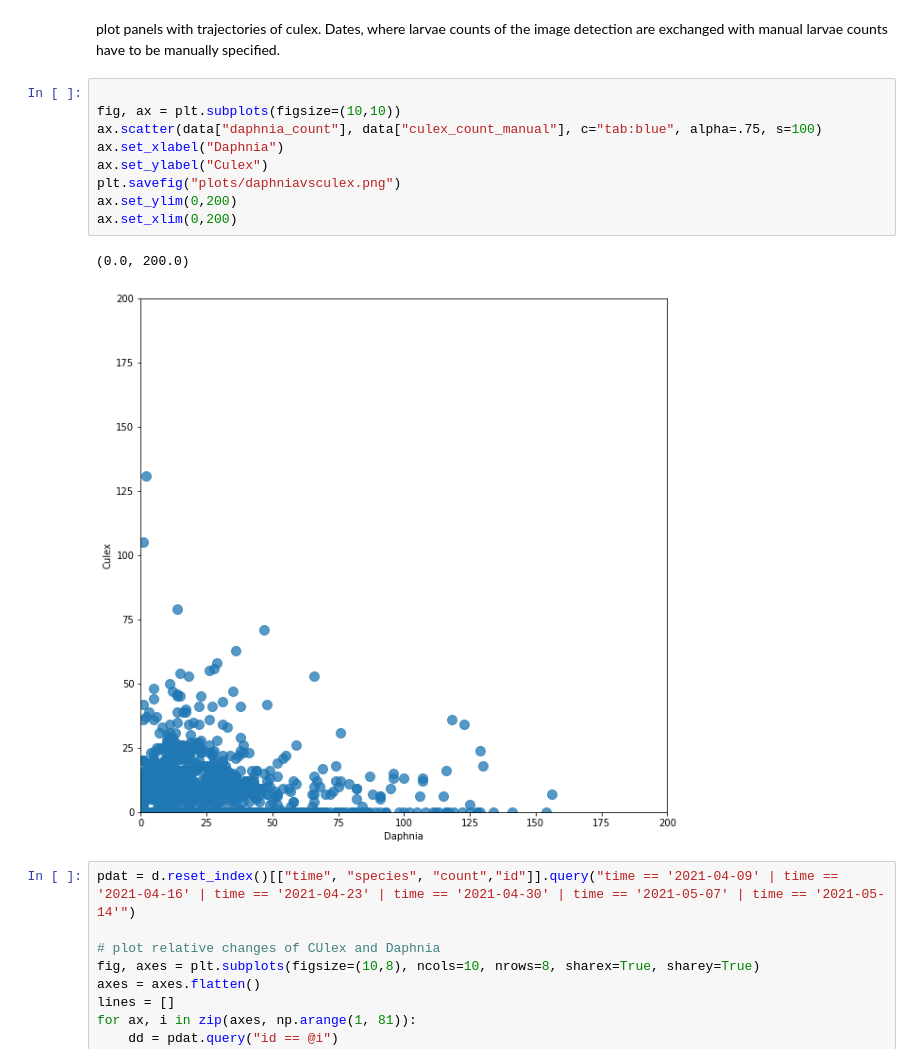
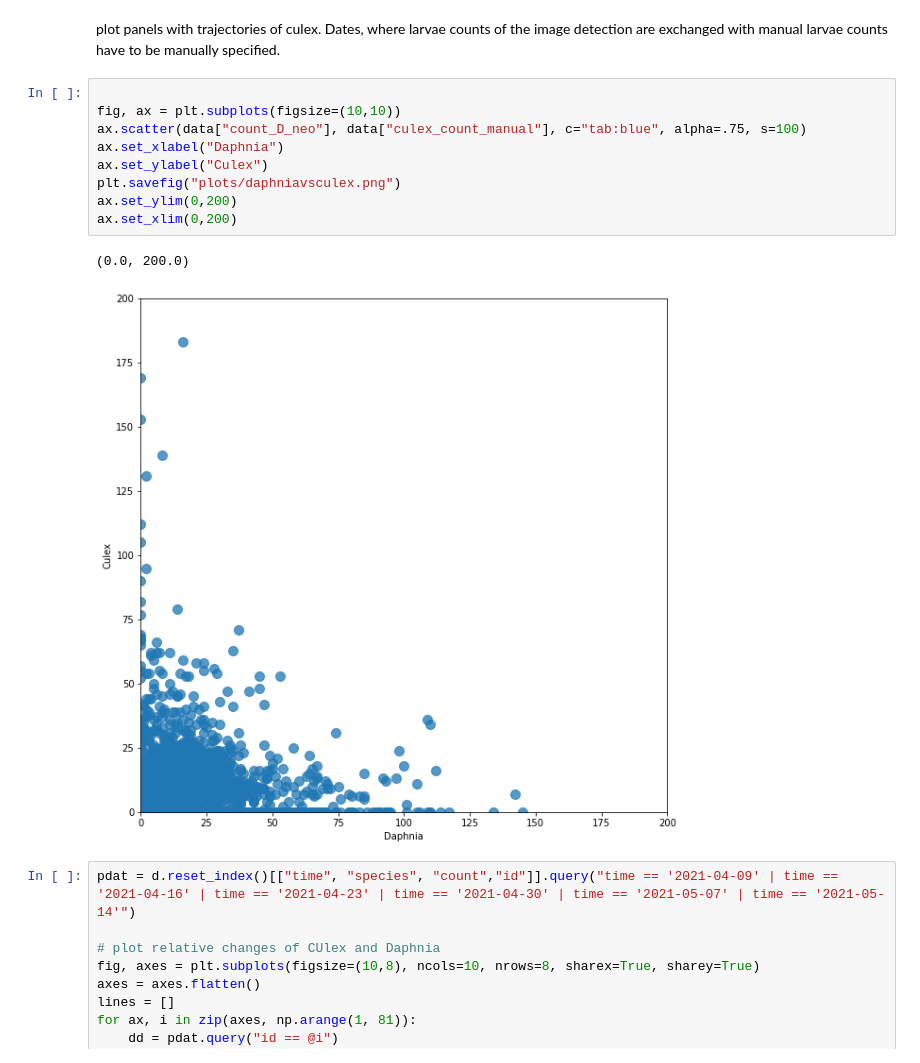
Before and after one commit to flo-schu/peek, a Jupyter notebook: scripts/daphvsculex.ipynb, the cells around one changed output. Cells and saved outputs as stored; diff of their text form.

Commit message:
sligth adaptation of daphnia vs culex notebook

```diff
--- a/scripts/daphvsculex.ipynb
+++ b/scripts/daphvsculex.ipynb
@@ -23,15 +23,15 @@ plot panels with trajectories of culex. Dates, where larvae counts of the image
 # %%
 
 fig, ax = plt.subplots(figsize=(10,10))
-ax.scatter(data["daphnia_count"], data["culex_count_manual"], c="tab:blue", alpha=.75, s=100)
+ax.scatter(data["count_D_neo"], data["culex_count_manual"], c="tab:blue", alpha=.75, s=100)
 ax.set_xlabel("Daphnia")
 ax.set_ylabel("Culex")
 plt.savefig("plots/daphniavsculex.png")
 ax.set_ylim(0,200)
 ax.set_xlim(0,200)
 # %% [output]
 (0.0, 200.0)
-[figure, old version]
+[figure, new version]
 # %%
 pdat = d.reset_index()[["time", "species", "count","id"]].query("time == '2021-04-09' | time == '2021-04-16' | time == '2021-04-23' | time == '2021-04-30' | time == '2021-05-07' | time == '2021-05-14'")
 
```
